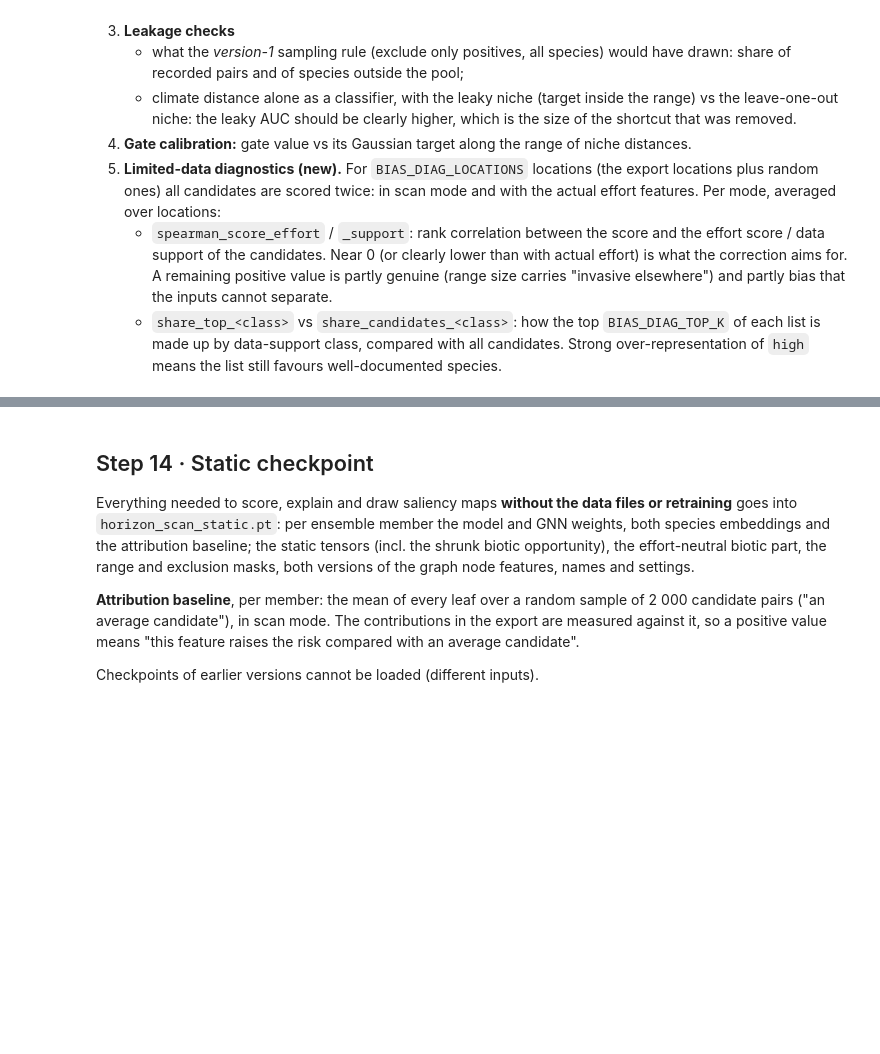
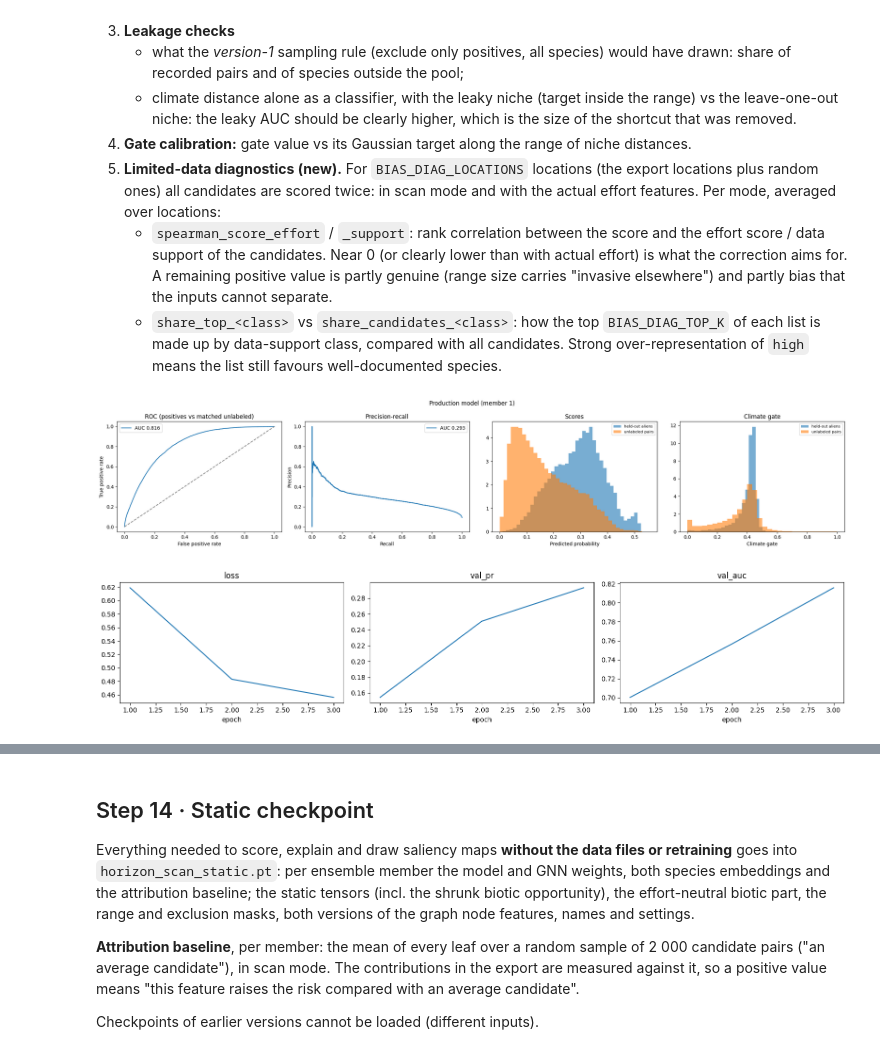
Before and after one commit to onestop-project/horizon-scanner, a Jupyter notebook: scripts/05_model_training.ipynb, the cells around one changed output, grey strips where cells are left out. Saved outputs shown, nothing was run; the diff lists cells and outputs as text; code cells hidden in the pictures; blank space fills up the shorter version.

```diff
--- a/scripts/05_model_training.ipynb
+++ b/scripts/05_model_training.ipynb
@@ -349,6 +368,16 @@ EDGE_DROPOUT = 0.2  # share of interaction edges dropped per epoch
 SUPPORT_SATURATION = 20  # range locations / partners that count as full
 SUPPORT_CLASS_CUTS = (0.4, 0.7)  # low < 0.4 <= medium < 0.7 <= high
 
+# Ablation: False switches every control above off (version-2 behaviour
+# on the same code), to measure what the controls cost or gain. The
+# niche shrinkage stays on (it fixes a defect).
+LIMITED_DATA_CONTROLS = False
+if not LIMITED_DATA_CONTROLS:
+    EFFORT_CORRECTION, MATCH_NEGATIVES_ON = "none", ()
+    POSITIVE_WEIGHT_POWER = NEG_LOCATION_MATCHED = 0
+    BIOTIC_PRIOR_STRENGTH = COMPOSITION_PRIOR_STRENGTH = 0.0
+    RANGE_THINNING_PROB = EDGE_DROPOUT = 0.0
+
 # ------------------------------------------------ model sizes (Step 7)
 EMB_DIM = 64  # GNN embedding size
 CO_LATENT_DIM = 8  # location autoencoder latent size
@@ -359,15 +388,28 @@ TOPO_STREAM_DROPOUT = 0.25  # random drop of the whole topology stream
 AE_MAX_EPOCHS = 1000
 AE_PATIENCE = 50
 AE_VAL_FRACTION = 0.15
-N_EPOCHS = 500
-EARLY_STOP_PATIENCE = 25
+N_EPOCHS = 150  # upper limit; early stopping usually ends sooner
+BATCH_SIZE = 32768  # training pairs per optimiser step (memory knob)
+WARMUP_EPOCHS = 1  # linear learning-rate warm-up
+MIN_EPOCHS = 15  # early stopping cannot end training before this
+EARLY_STOP_PATIENCE = 15  # epochs without improvement of the metric
+SCHEDULER_PATIENCE = 8  # epochs without improvement before lr / 2
 TRAIN_NEG_RATIO = 5  # unlabeled pairs per positive (half "hard")
 VAL_NEG_RATIO = 10
 NEG_REFRESH_EVERY = 1  # resample negatives every n epochs (speed knob)
 LEARNING_RATE = 1e-3
 WEIGHT_DECAY = 3e-4
 LABEL_SMOOTHING = 0.05
-GATE_SCORE_WEIGHT = 0.5  # checkpoint score = AUC + w * gate separation
+# Validation metric that picks the checkpoint and drives the scheduler:
+#   "pr_auc"     : weighted PR-AUC, held-out positives vs matched
+#                  unlabeled pairs (default; rewards the top of the list)
+#   "roc_auc"    : the same with ROC-AUC
+#   "rank_top10" : share of held-out positives in the top 10 % of their
+#                  location's candidates (closest to a horizon scan, but
+#                  slower and noisier: up to 20 locations x 2000 candidates)
+SELECTION_METRIC = "pr_auc"
+GATE_SCORE_WEIGHT = 0.0  # > 0 adds w * gate separation to that metric
+GATE_BATCH = 65536  # pairs per climate-gate update (one per epoch)
 FEATURE_CHUNK = 4096  # pairs per feature-building chunk (memory knob)
 ENSEMBLE_SIZE = 3  # production models with different seeds (Step 12)
 
@@ -401,7 +443,7 @@ GBIF_SLEEP_S = 0.2
 # on your data. The results are NOT meaningful. Use False for real runs.
 QUICK_RUN = False
 if QUICK_RUN:
-    N_EPOCHS, EARLY_STOP_PATIENCE, AE_MAX_EPOCHS = 3, 2, 20
+    N_EPOCHS, MIN_EPOCHS, EARLY_STOP_PATIENCE, AE_MAX_EPOCHS = 3, 1, 2, 20
     N_FOLDS, ENSEMBLE_SIZE = 2, 2
     RUN_SPECIES_CV, RUN_TEMPORAL_CV = True, False
     EXPORT_TOP_N, EXPLAIN_TOP_N, SALIENCY_TOP_N = 50, 3, 2
@@ -2844,34 +3039,37 @@ def plot_dashboard(result, title):
     ax[1].plot(result["recall"], result["precision"],
                label=f"AUC {result['pr_auc']:.3f}")
     ax[1].set(xlabel="Recall", ylabel="Precision", title="Precision-recall")
     for a in ax[:2]:
         a.legend()
     ax[2].hist(result["pos_probs"], bins=40, alpha=0.6, density=True,
                label="held-out aliens")
     ax[2].hist(result["neg_probs"], bins=40, alpha=0.6, density=True,
                label="unlabeled pairs")
     ax[2].set(xlabel="Predicted probability", title="Scores")
     ax[3].hist(result["pos_gate"], bins=30, alpha=0.6, density=True,
                label="held-out aliens")
     ax[3].hist(result["neg_gate"], bins=30, alpha=0.6, density=True,
                label="unlabeled pairs")
     ax[3].set(xlabel="Climate gate", title="Climate gate")
     for a in ax[2:]:
         a.legend(fontsize=8)
     fig.suptitle(title)
     fig.tight_layout()
     fig.savefig(OUT_DIR / f"dashboard_{slugify(title)}.png", dpi=130)
     plt.show()
 
 
 plot_dashboard(prod, "Production model (member 1)")
 hist = pd.DataFrame(prod["history"])
 fig, ax = plt.subplots(1, 3, figsize=(16, 3.5))
-for a, col in zip(ax, ["loss", "val_auc", "gate_sep"]):
+for a, col in zip(ax, ["loss", "val_pr", "val_auc"]):
     a.plot(hist["epoch"], hist[col])
     a.set(xlabel="epoch", title=col)
 fig.tight_layout()
 plt.show()
+# %% [output]
+[figure, added]
+[figure, added]
 # %%
 print("Leakage and sampling checks")
 with torch.no_grad():
```
Also changed, not shown: parts of 24 cells of this notebook, 1 other file.
